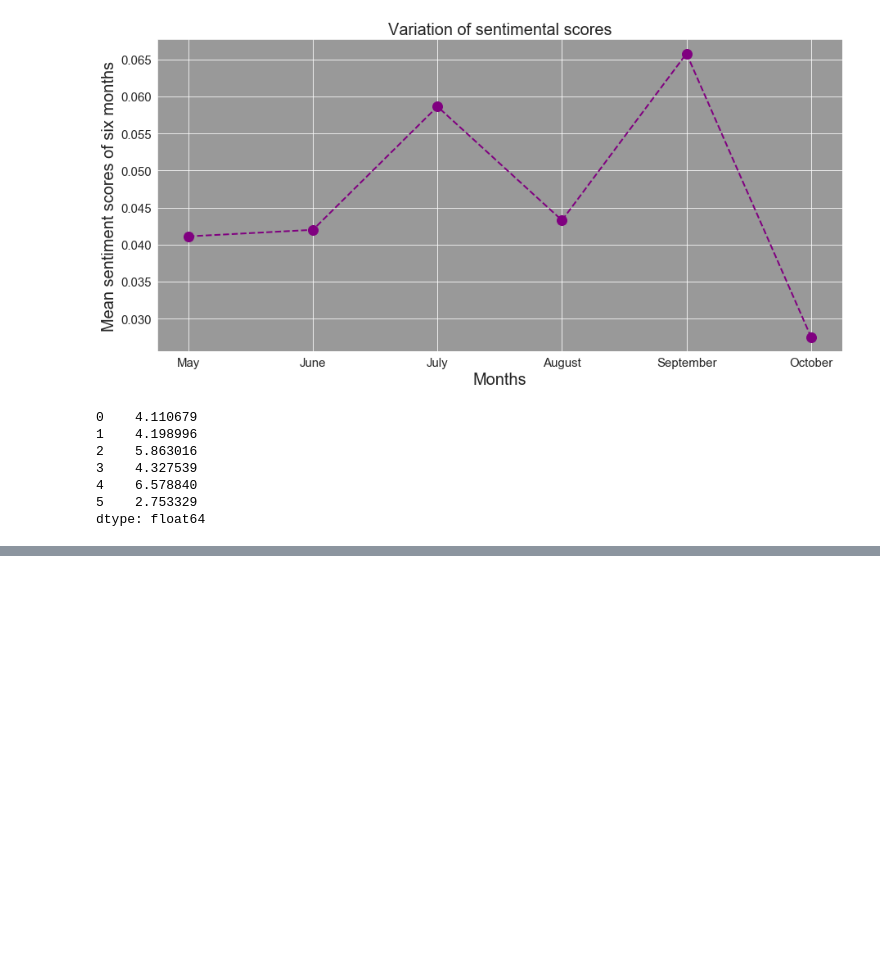
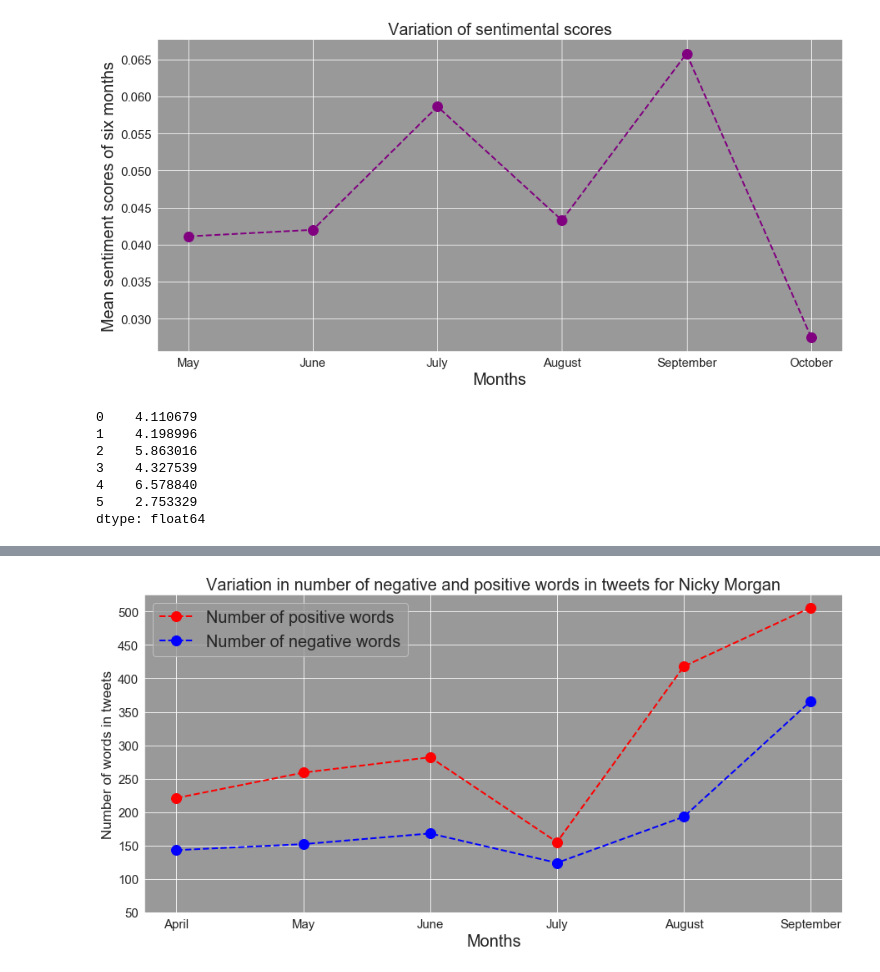
Before and after one commit to abhisheksaxena1998/hate_speech_threat_detection, a Jupyter notebook: Nicky Morgan.ipynb, the cells around one changed output, grey strips where cells are left out. Cells and saved outputs as stored; diff of their text form; code cells hidden in the pictures; blank space fills up the shorter version.

```diff
--- a/Nicky Morgan.ipynb
+++ b/Nicky Morgan.ipynb
@@ -653,0 +520,10 @@ sum(o['classofspeech'])
+# %%
+import pandas as pd
+import numpy as np
+import seaborn as sns
+import matplotlib.pyplot as plt
+
+sns.set_style("darkgrid", {"axes.facecolor": ".6"})
+
+df=pd.read_csv("negpos Nickymorgan.csv",encoding="latin1")
+df
@@ -653,0 +544,26 @@ sum(o['classofspeech'])
+# %%
+xi=['April','May','June','July','August','September']
+kplus=df.groupby('month',sort=True)['positivewords'].sum()
+plus=[]
+for i in kplus:
+    plus.append(i)
+plus
+kneg=df.groupby('month',sort=True)['negativewords'].sum()
+neg=[]
+for i in kneg:
+    neg.append(i)
+
+neg
+fig, ax = plt.subplots(figsize=(15,7))
+ax.plot(xi, plus,color='red', marker='o', linestyle='dashed',linewidth=2, markersize=12,label="Number of positive words")#
+ax.plot(xi, neg,color='blue', marker='o', linestyle='dashed',linewidth=2, markersize=12,label="Number of negative words")
+plt.yticks([50,100,150,200,250,300,350,400,450,500])
+ax.set_xlabel('Months',fontsize=20)
+ax.set_ylabel('Number of words in tweets',fontsize=17)
+ax.set_title("Variation in number of negative and positive words in tweets for Nicky Morgan",fontsize=20)
+ax = plt.gca()
+ax.legend(prop={'size': 20})
+
+ax.tick_params(axis = 'both', which = 'major', labelsize = 15)
+# %% [output]
+[figure, added]
```
Also changed, not shown: parts of 35 cells of this notebook, 10 other files.
